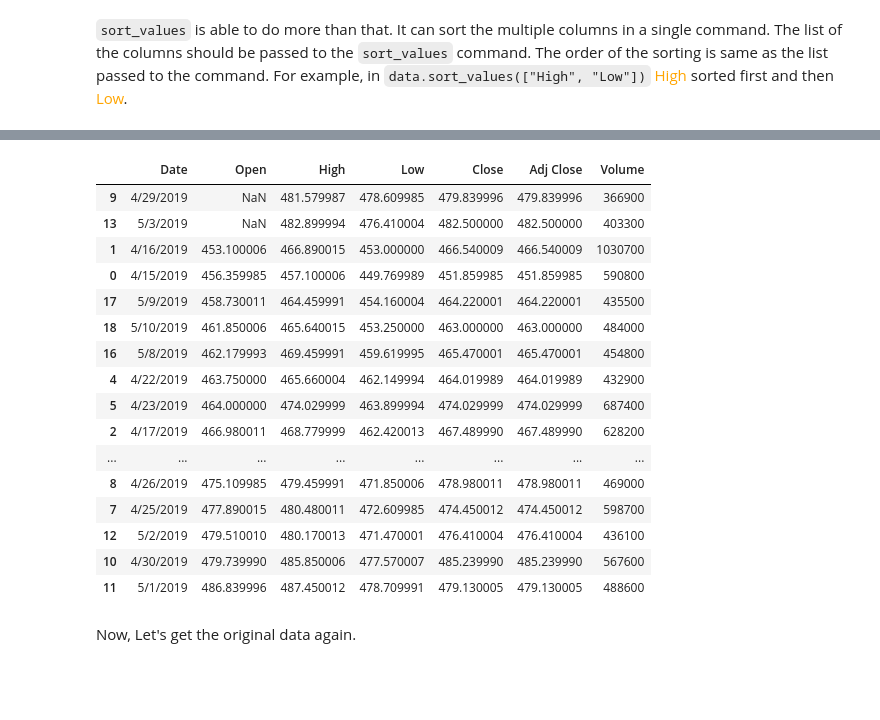
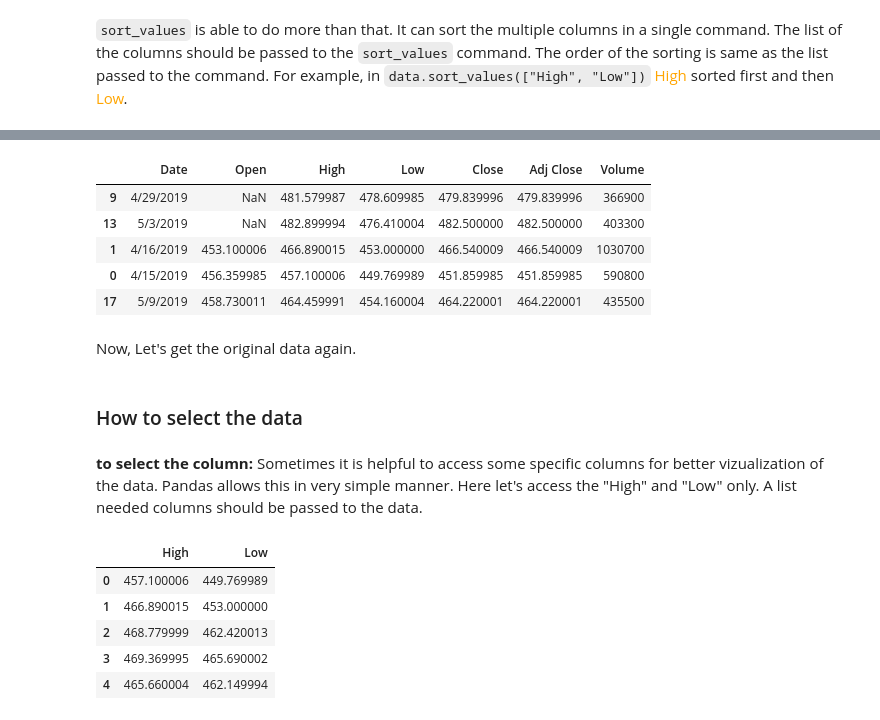
Before and after one commit to surjeet143/all_about_pandas, a Jupyter notebook: pandas_foundation/pandas_foundation_introduction.ipynb, the cells around one changed output, grey strips where cells are left out. Drawn from its saved outputs; the diff is of its cells as text; code cells hidden in the pictures; blank space fills up the shorter version.

```diff
--- a/pandas_foundation/pandas_foundation_introduction.ipynb
+++ b/pandas_foundation/pandas_foundation_introduction.ipynb
@@ -352,24 +323,28 @@ data.sort_values(["High", "Low"])
 # %%
-data.sort_values("Open",na_position = "first")
+data.sort_values("Open",na_position = "first").head()
 # %% [output]
 |  | Date | Open | High | Low | Close | Adj Close | Volume |
 | 9 | 4/29/2019 | NaN | 481.579987 | 478.609985 | 479.839996 | 479.839996 | 366900 |
 | 13 | 5/3/2019 | NaN | 482.899994 | 476.410004 | 482.500000 | 482.500000 | 403300 |
 | 1 | 4/16/2019 | 453.100006 | 466.890015 | 453.000000 | 466.540009 | 466.540009 | 1030700 |
 | 0 | 4/15/2019 | 456.359985 | 457.100006 | 449.769989 | 451.859985 | 451.859985 | 590800 |
 | 17 | 5/9/2019 | 458.730011 | 464.459991 | 454.160004 | 464.220001 | 464.220001 | 435500 |
-| 18 | 5/10/2019 | 461.850006 | 465.640015 | 453.250000 | 463.000000 | 463.000000 | 484000 |
-| 16 | 5/8/2019 | 462.179993 | 469.459991 | 459.619995 | 465.470001 | 465.470001 | 454800 |
-| 4 | 4/22/2019 | 463.750000 | 465.660004 | 462.149994 | 464.019989 | 464.019989 | 432900 |
-| 5 | 4/23/2019 | 464.000000 | 474.029999 | 463.899994 | 474.029999 | 474.029999 | 687400 |
-| 2 | 4/17/2019 | 466.980011 | 468.779999 | 462.420013 | 467.489990 | 467.489990 | 628200 |
-| ... | ... | ... | ... | ... | ... | ... | ... |
-| 8 | 4/26/2019 | 475.109985 | 479.459991 | 471.850006 | 478.980011 | 478.980011 | 469000 |
-| 7 | 4/25/2019 | 477.890015 | 480.480011 | 472.609985 | 474.450012 | 474.450012 | 598700 |
-| 12 | 5/2/2019 | 479.510010 | 480.170013 | 471.470001 | 476.410004 | 476.410004 | 436100 |
-| 10 | 4/30/2019 | 479.739990 | 485.850006 | 477.570007 | 485.239990 | 485.239990 | 567600 |
-| 11 | 5/1/2019 | 486.839996 | 487.450012 | 478.709991 | 479.130005 | 479.130005 | 488600 |
 # %% [markdown]
 Now, Let's get the original data again.
 # %%
 data.sort_index(inplace = True) # sort the data according to the index.
+# %% [markdown]
+### How to select the data
+# %% [markdown]
+__to select the column:__
+Sometimes it is helpful to access some specific columns for better vizualization of the data. Pandas allows this in very simple manner. Here let's access the "High" and "Low" only. A list needed columns should be passed to the data.
+# %%
+data[["High","Low"]] # selecting the column High and Low only.
+data[["High","Low"]].head()
+# %% [output]
+|  | High | Low |
+| 0 | 457.100006 | 449.769989 |
+| 1 | 466.890015 | 453.000000 |
+| 2 | 468.779999 | 462.420013 |
+| 3 | 469.369995 | 465.690002 |
+| 4 | 465.660004 | 462.149994 |
```
Also changed, not shown: parts of 47 cells of this notebook.
